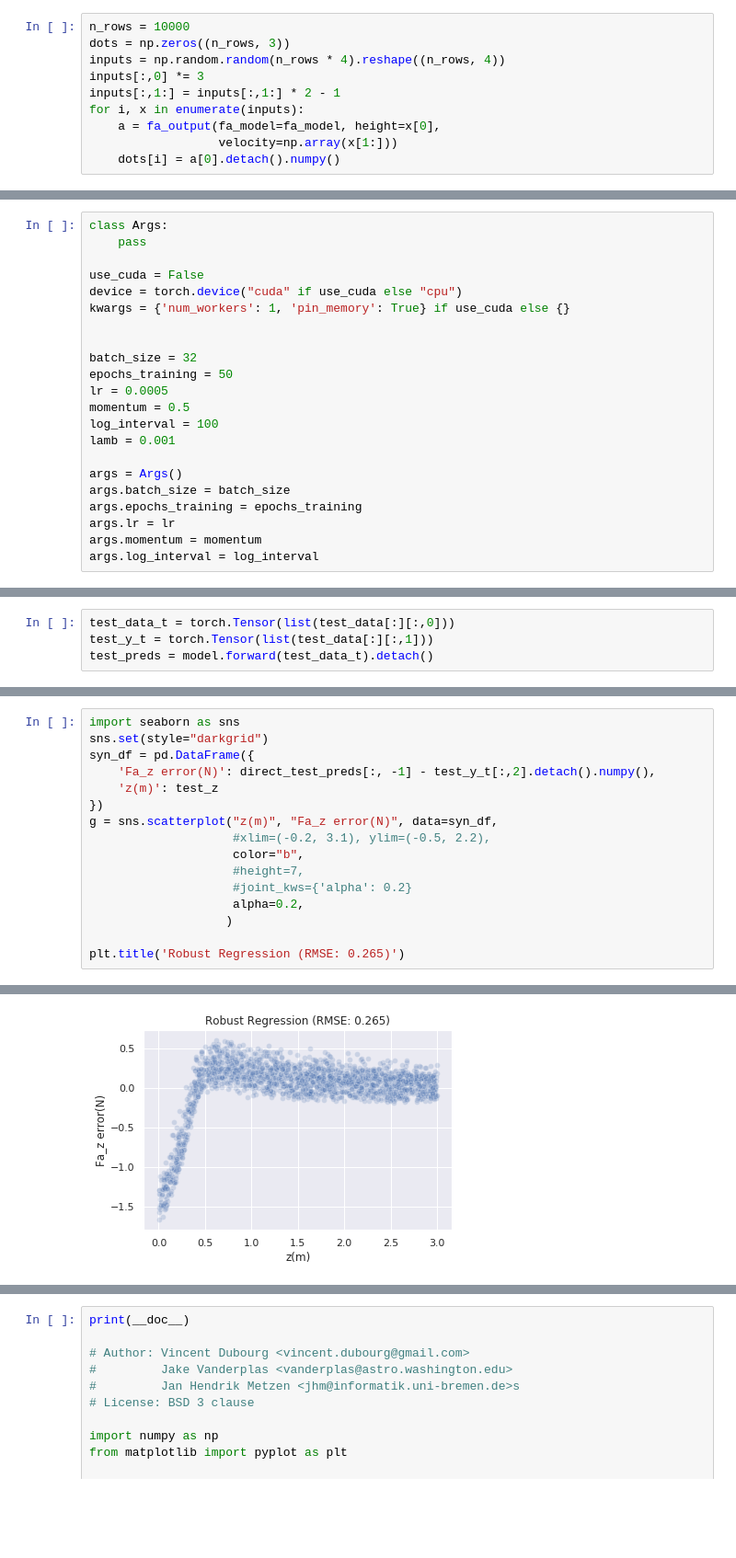
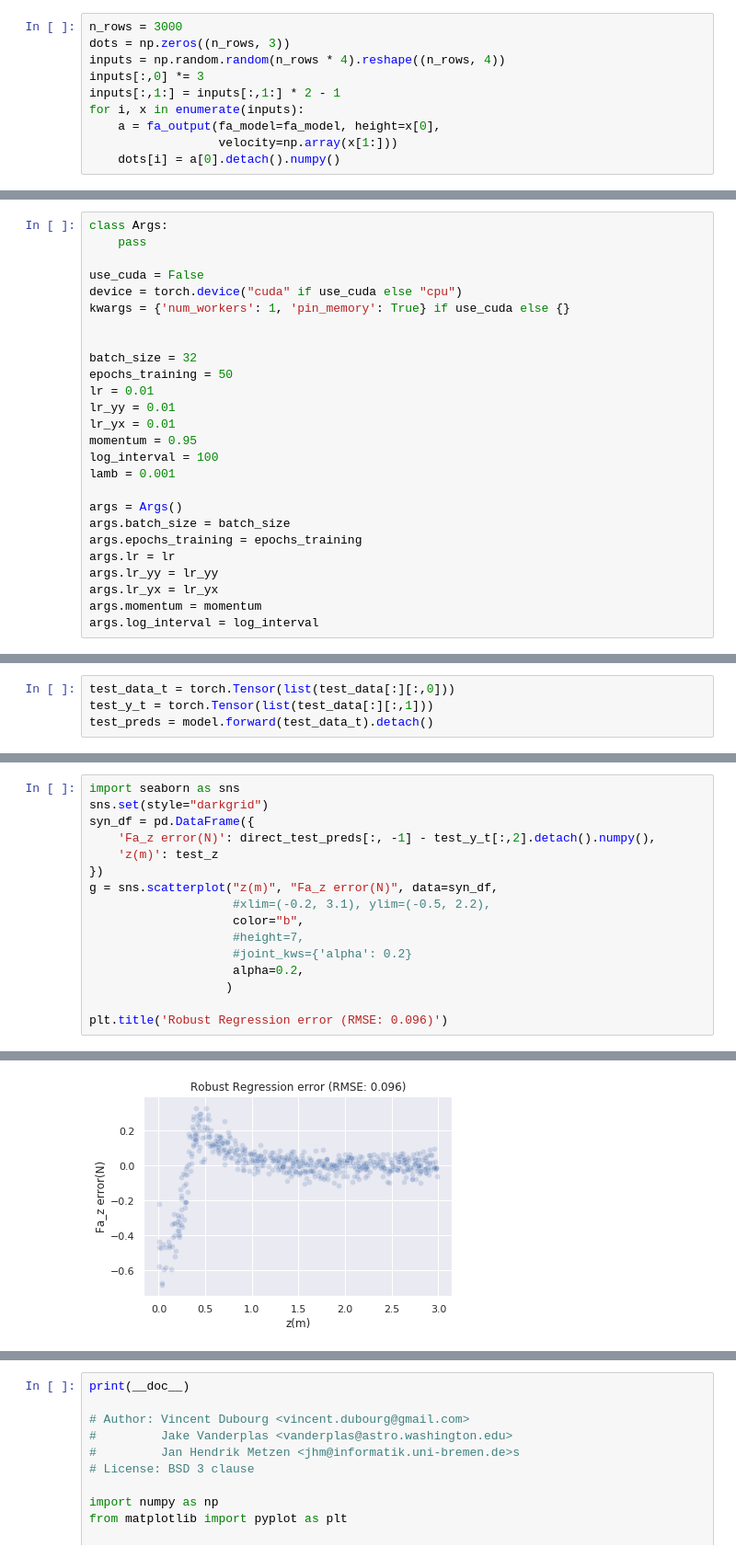
Before and after one commit to alexcdot/cs165-controls-project, a Jupyter notebook: groundeffect.ipynb, the cells around one changed output, grey strips where cells are left out. Shown at 92% size. Drawn from its saved outputs; the diff is of its cells as text; blank space fills up the shorter version.

```diff
--- a/groundeffect.ipynb
+++ b/groundeffect.ipynb
@@ -154,5 +154,5 @@ array([0.7609592 , 0.61525881, 0.9435133 , 0.50579592])
 # %%
-n_rows = 10000
+n_rows = 3000
 dots = np.zeros((n_rows, 3))
 inputs = np.random.random(n_rows * 4).reshape((n_rows, 4))
 inputs[:,0] *= 3
@@ -221,8 +221,10 @@ kwargs = {'num_workers': 1, 'pin_memory': True} if use_cuda else {}
 
 batch_size = 32
 epochs_training = 50
-lr = 0.0005
-momentum = 0.5
+lr = 0.01
+lr_yy = 0.01
+lr_yx = 0.01
+momentum = 0.95
 log_interval = 100
 lamb = 0.001
 
@@ -230,6 +232,8 @@ args = Args()
 args.batch_size = batch_size
 args.epochs_training = epochs_training
 args.lr = lr
+args.lr_yy = lr_yy
+args.lr_yx = lr_yx
 args.momentum = momentum
 args.log_interval = log_interval
 # %%
@@ -370,5 +372,5 @@ g = sns.scatterplot("z(m)", "Fa_z error(N)", data=syn_df,
                     alpha=0.2,
                    )
 
-plt.title('Robust Regression (RMSE: 0.265)')
+plt.title('Robust Regression error (RMSE: 0.096)')
 # %% [output]
@@ -376,4 +378,4 @@ Text(0.5, 1.0, 'Robust Regression (RMSE: 0.265)')
-[figure, old version]
+[figure, new version]
 # %%
 np.quantile(direct_test_preds[:, -1] - test_y_t[:,2].detach().numpy(), 0.05)
 # %% [output]
```
Also changed, not shown: parts of 35 cells of this notebook, 2 other files.
